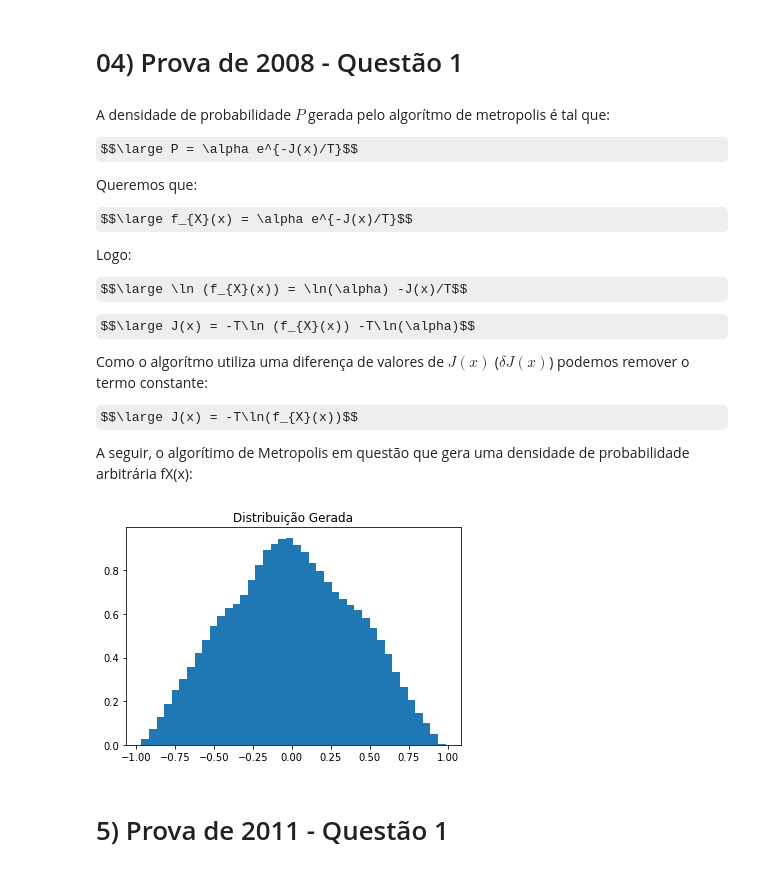
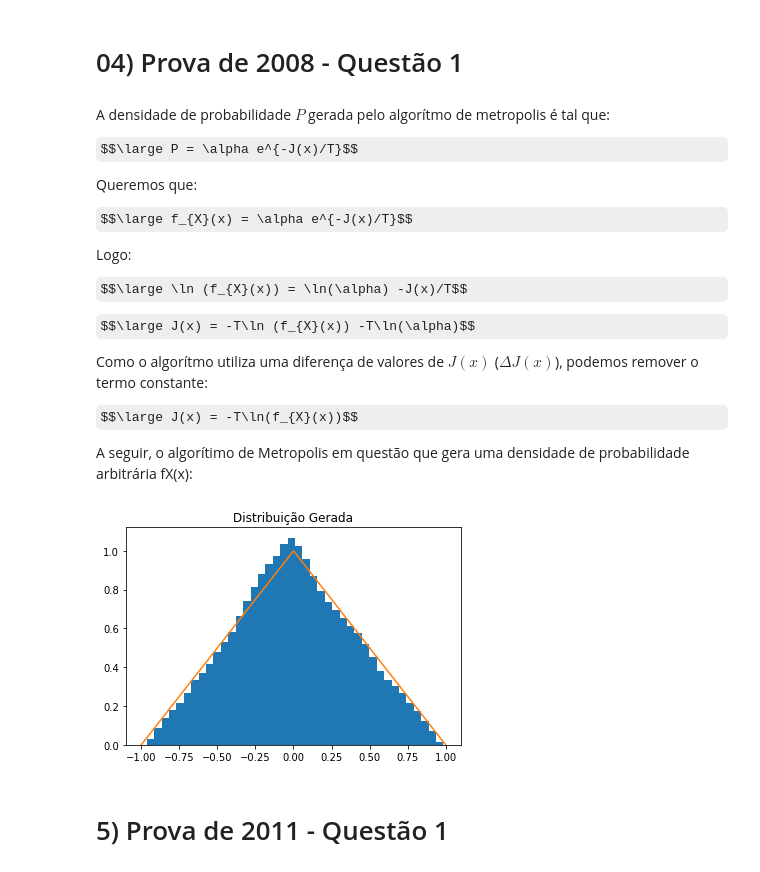
Before and after one commit to VRavaglia/Otimizacao-Natural, a Jupyter notebook: Lista1/Lista1.ipynb, the cells around one changed output. Drawn from its saved outputs; the diff is of its cells as text; code cells hidden in the pictures; some formulas as TeX source.

```diff
--- a/Lista1/Lista1.ipynb
+++ b/Lista1/Lista1.ipynb
@@ -115,10 +123,14 @@ N = 1e5
 k = 1
 T = 1
 
+# Função custo
 def J(x):
     return (x - 3)**2
 
+# Metropolis
 for n in range(1, int(N)):
+
+    # Manter os valores dos estados dentro dos valores possíveis
     xhat = x + random.randint(-1, 1)
     if xhat > 5:
         xhat = 1
@@ -132,7 +144,7 @@ for n in range(1, int(N)):
     if r < q:
         x = xhat
 
-    if n > N*0.9:
+    if n > N*0.1:
         xs.append(x)
 
 plt.hist(xs, bins=50, density=True)
@@ -198,7 +213,7 @@ $$\large \ln (f_{X}(x)) = \ln(\alpha) -J(x)/T$$
 
 $$\large J(x) = -T\ln (f_{X}(x)) -T\ln(\alpha)$$
 
-Como o algorítmo utiliza uma diferença de valores de $J(x)$ ($\delta J(x)$) podemos remover o termo constante:
+Como o algorítmo utiliza uma diferença de valores de $J(x)$ ($\Delta J(x)$), podemos remover o termo constante:
 
 $$\large J(x) = -T\ln(f_{X}(x))$$
 
@@ -214,34 +229,45 @@ xs = []
 N = 1e5
 eps = 0.05
 k = 1
 T = 1
 
+
+# Densidade escolhida:
 def fX(x):
     return max(0, 1- abs(x))
 
+# Função custo que depende de fX(x)
 def J(x):
+    # Para evitar erros com log(0)
     if (fX(x) == 0):
         return np.inf
     return -T*np.log(fX(x))
 
 for n in range(1, int(N)):
     xhat = x + eps*(random.randint(0, 1)*2 -1)
 
     dJ = J(xhat) - J(x)
     q = np.exp(-dJ/(k*T))
     r = random.uniform(0, 1)
 
     if r < q:
         x = xhat
 
     if n > N*0.1:
         xs.append(x)
 
 plt.hist(xs,bins=40, density=True)
+x_vec = np.linspace(-1, 1, 1000)
+y_vec = []
+
+for x in x_vec:
+    y_vec.append(fX(x))
+
+plt.plot(x_vec, y_vec)
 plt.title("Distribuição Gerada")
 plt.show()
 # %% [output]
-[figure, old version]
+[figure, new version]
 # %% [markdown]
 # 5) Prova de 2011 - Questão 1
 # %% [markdown]
```
Also changed, not shown: parts of 22 cells of this notebook, 1 other file.
